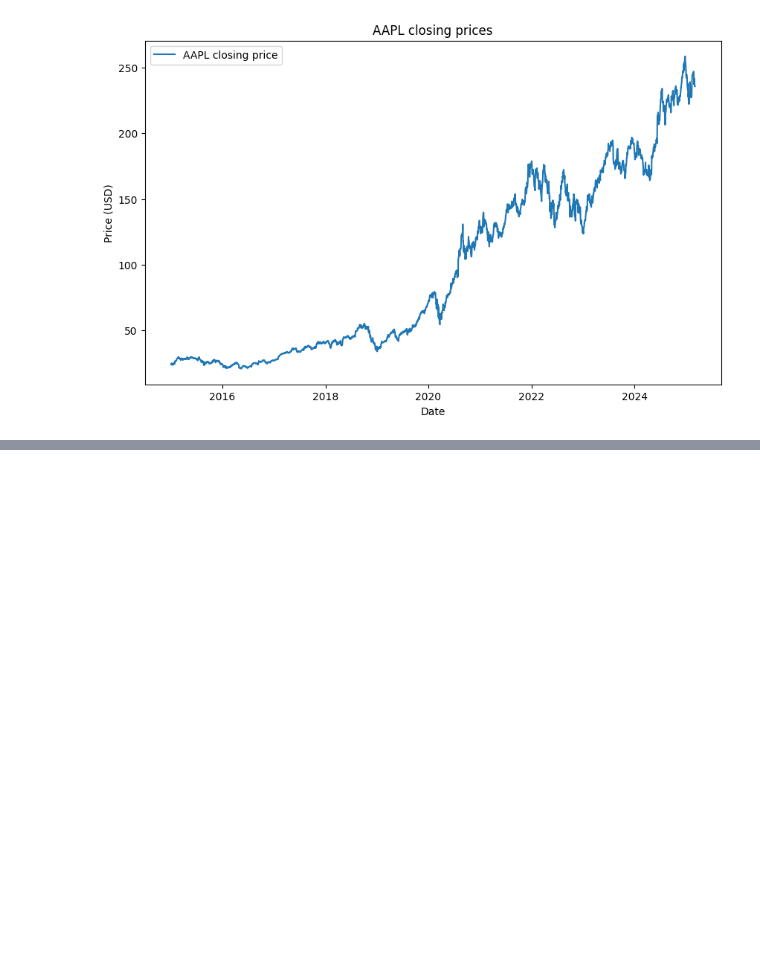
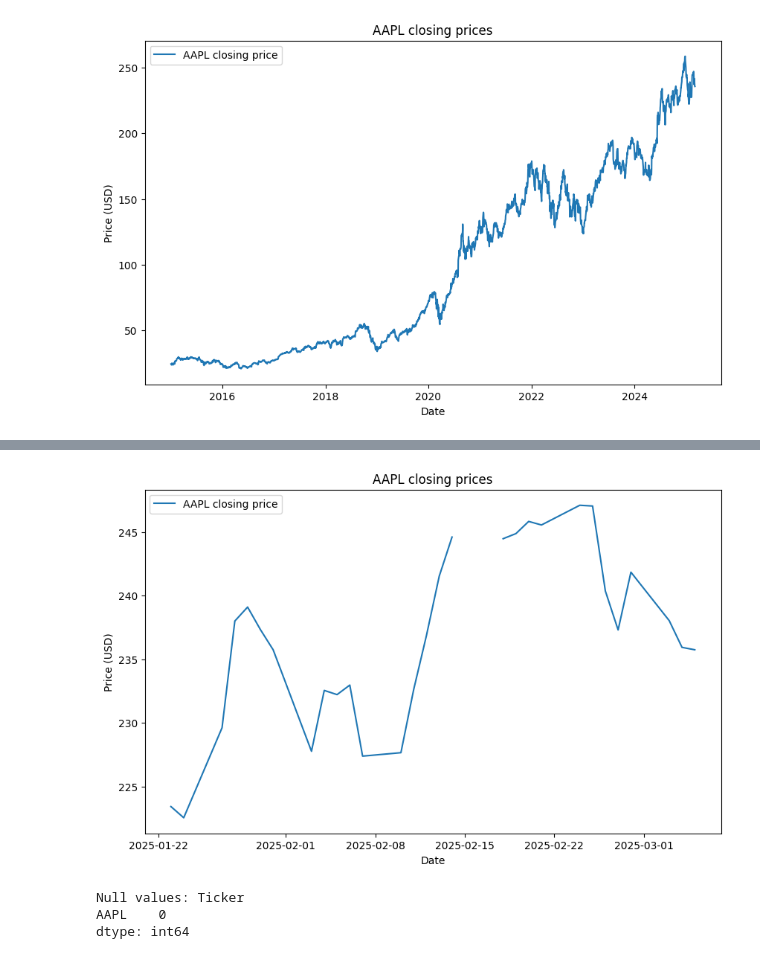
Before and after one commit to svetlanama/Data-Science-in-Finance-, a Jupyter notebook: DSIF9_0_Time_series_modelling_in_Financial_Services.ipynb, the cells around one changed output, grey strips where cells are left out. Cells and saved outputs as stored; diff of their text form; code cells hidden in the pictures; blank space fills up the shorter version.

Commit message:
Fill missed data

```diff
--- a/DSIF9_0_Time_series_modelling_in_Financial_Services.ipynb
+++ b/DSIF9_0_Time_series_modelling_in_Financial_Services.ipynb
@@ -718,0 +721,6 @@ plot_stock_price(stock_data, chosen_stock)
+# %%
+# Ensure the index is a DatetimeIndex
+stock_data.index = pd.to_datetime(stock_data.index)
+# %%
+# Set the frequency of the time series to 'B' (business day)
+stock_data = stock_data.asfreq('B')
@@ -718,0 +752,19 @@ plot_stock_price(stock_data, chosen_stock)
+# %%
+plot_stock_price(stock_data.tail(30), chosen_stock)
+# %% [output]
+[figure, added]
+# %%
+## Fill missing data points (optional, depending on the data)
+stock_data['Close'] = stock_data['Close'].ffill()
+
+# fill the missing data using the mean of the present observations
+# stock_data['Close'] = stock_data.assign(stock_data['Close'].fillna(stock_data.Customers.mean()))
+
+
+
+nas = stock_data['Close'].isna().sum()
+print(f"Null values: {nas} \n \n")
+# %% [output]
+Null values: Ticker
+AAPL    0
+dtype: int64
```
Also changed, not shown: parts of 6 cells of this notebook.
